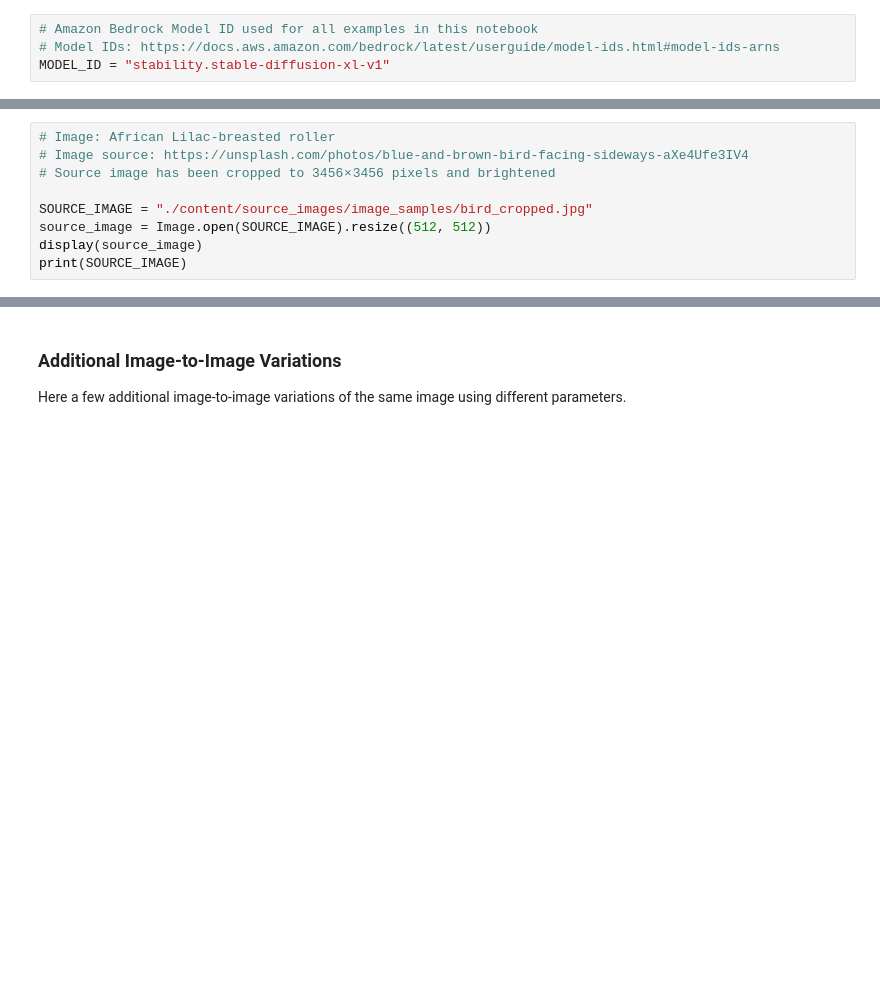
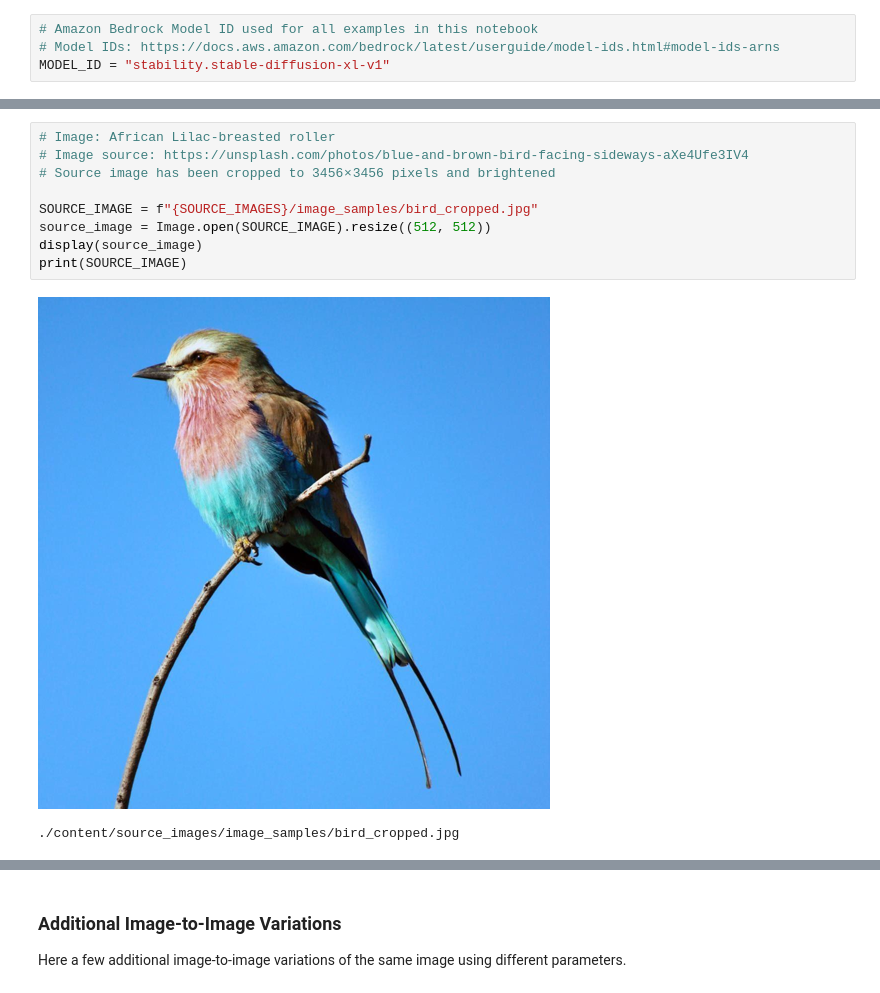
Before and after one commit to garystafford/amazon-bedrock-animation-demo, a Jupyter notebook: bedrock_image_generation_demo.ipynb, the cells around one changed output, grey strips where cells are left out. Cells and saved outputs as stored; diff of their text form; blank space fills up the shorter version.

```diff
--- a/bedrock_image_generation_demo.ipynb
+++ b/bedrock_image_generation_demo.ipynb
@@ -288,12 +298,15 @@ print(SOURCE_IMAGE)
 # %%
 # Image: African Lilac-breasted roller
 # Image source: https://unsplash.com/photos/blue-and-brown-bird-facing-sideways-aXe4Ufe3IV4
 # Source image has been cropped to 3456 × 3456 pixels and brightened
 
-SOURCE_IMAGE = "./content/source_images/image_samples/bird_cropped.jpg"
+SOURCE_IMAGE = f"{SOURCE_IMAGES}/image_samples/bird_cropped.jpg"
 source_image = Image.open(SOURCE_IMAGE).resize((512, 512))
 display(source_image)
 print(SOURCE_IMAGE)
+# %% [output]
+[figure, added]
+./content/source_images/image_samples/bird_cropped.jpg
 # %%
 # Modified version of AWS example code: https://docs.aws.amazon.com/bedrock/latest/userguide/model-parameters-diffusion-1-0-image-image.html#model-parameters-diffusion-1-0-image-image-code-example
 # Copyright Amazon.com, Inc. or its affiliates. All Rights Reserved.
```
Also changed, not shown: parts of 10 cells of this notebook.
